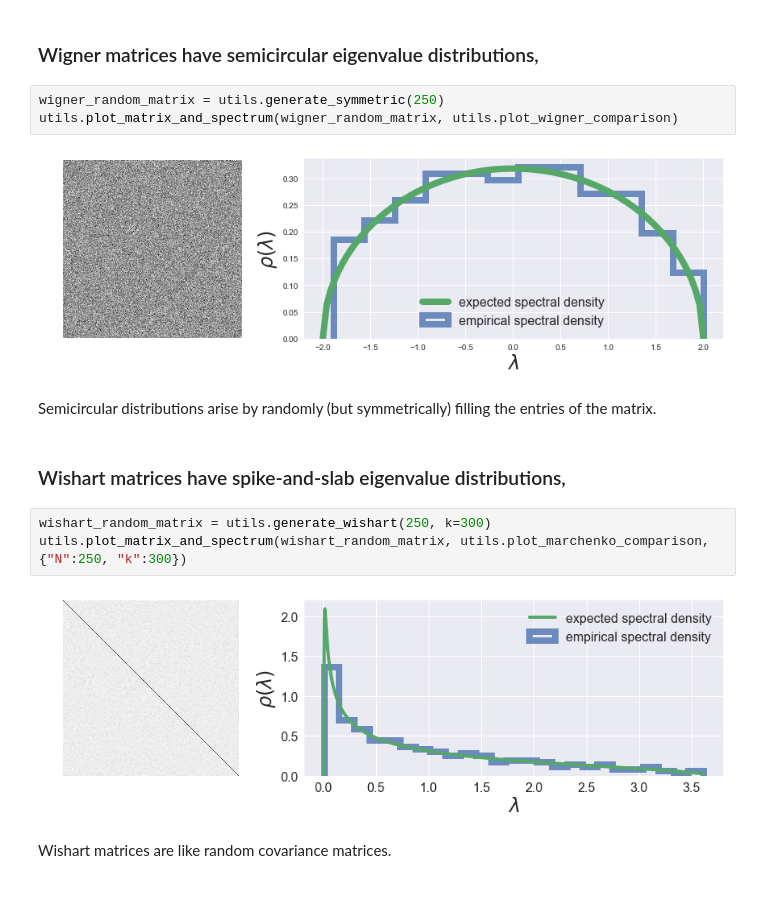
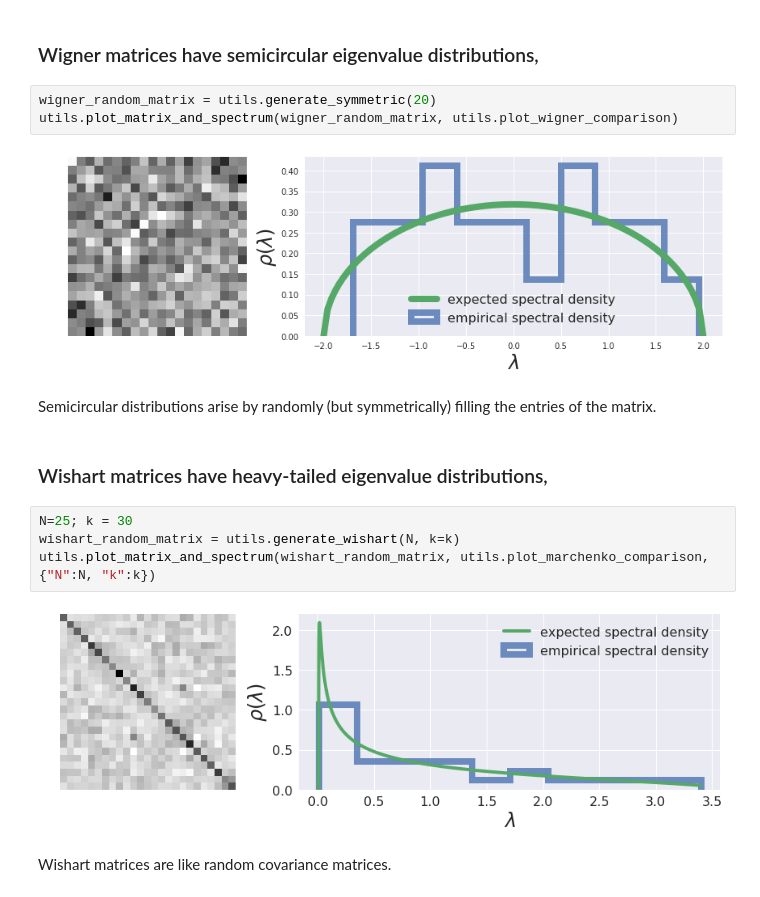
Before and after one commit to charlesfrye/neurotroph_presentation_20180423, a Jupyter notebook: Understanding Neural Network Optimization.ipynb, the cells around one changed output. Saved outputs shown, nothing was run; the diff lists cells and outputs as text.

```diff
--- a/Understanding Neural Network Optimization.ipynb
+++ b/Understanding Neural Network Optimization.ipynb
@@ -271,19 +292,20 @@ Surprisingly, the eigenvalues of random matrices are very stereotyped.
 # %% [markdown]
 ### Wigner matrices have semicircular eigenvalue distributions,
 # %%
-wigner_random_matrix = utils.generate_symmetric(250)
+wigner_random_matrix = utils.generate_symmetric(20)
 utils.plot_matrix_and_spectrum(wigner_random_matrix, utils.plot_wigner_comparison)
 # %% [output]
-[figure, old version]
+[figure, new version]
 # %% [markdown]
 Semicircular distributions arise by randomly (but symmetrically) filling the entries of the matrix.
 # %% [markdown]
-### Wishart matrices have spike-and-slab eigenvalue distributions,
+### Wishart matrices have heavy-tailed eigenvalue distributions,
 # %%
-wishart_random_matrix = utils.generate_wishart(250, k=300)
-utils.plot_matrix_and_spectrum(wishart_random_matrix, utils.plot_marchenko_comparison, {"N":250, "k":300})
+N=25; k = 30
+wishart_random_matrix = utils.generate_wishart(N, k=k)
+utils.plot_matrix_and_spectrum(wishart_random_matrix, utils.plot_marchenko_comparison, {"N":N, "k":k})
 # %% [output]
-[figure, old version]
+[figure, new version]
 # %% [markdown]
 Wishart matrices are like random covariance matrices.
 # %% [markdown]
```
Also changed, not shown: parts of 22 cells of this notebook.
